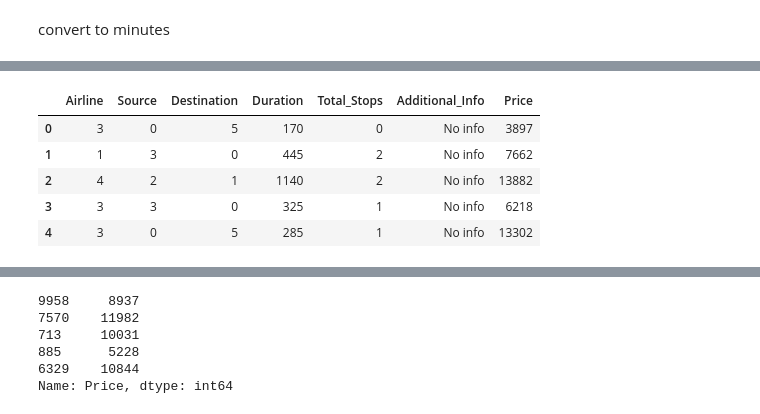
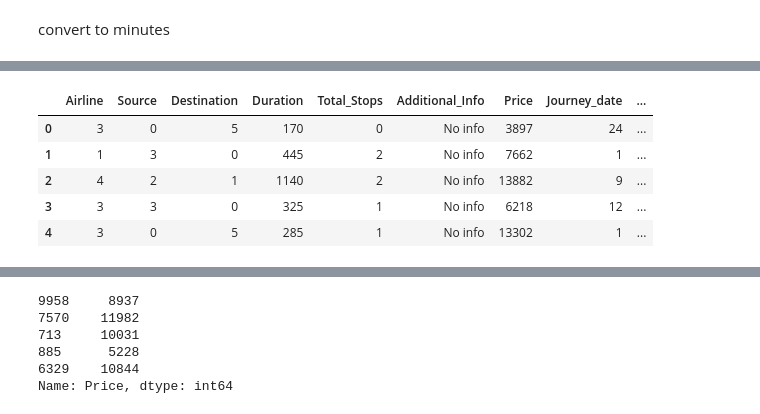
Before and after one commit to claireshin17/codestates_projects, a Jupyter notebook: section3/Section3_project.ipynb, the cells around one changed output, grey strips where cells are left out. Saved outputs shown, nothing was run; the diff lists cells and outputs as text; code cells hidden in the pictures.

```diff
--- a/section3/Section3_project.ipynb
+++ b/section3/Section3_project.ipynb
@@ -37,0 +33,4 @@ Saving train_set.xlsx to train_set (7).xlsx
+# %%
+con = sqlite3.connect("flights.db")
+flights = pd.read_sql("SELECT * FROM flights", con)
+flights.head()
@@ -140,6 +146,10 @@ plt.show()
 # %% [output]
 <Figure size 1800x1200 with 0 Axes>
 [figure]
+# %%
+flights["Journey_date"] = flights["Date_of_Journey"].str.split("/").str[0].astype(int)
+flights["Journey_month"]= flights["Date_of_Journey"].str.split("/").str[1].astype(int)
+flights["Journey_year"] = flights["Date_of_Journey"].str.split("/").str[2].astype(int)
 # %%
 flights = flights.drop(['Date_of_Journey'], axis=1)
 # %%
@@ -214,15 +262,15 @@ flights.head()
 # %%
 from sklearn.preprocessing import LabelEncoder
-la = LabelEncoder()
+le = LabelEncoder()
 
-for i in ["Airline", "Source", "Destination"]:
-    flights[i]=la.fit_transform(flights[i])
+for i in ["Airline","Source","Destination"]:
+    flights[i]=le.fit_transform(flights[i])
 
 flights.head()
 # %% [output]
-|  | Airline | Source | Destination | Duration | Total_Stops | Additional_Info | Price |
-| 0 | 3 | 0 | 5 | 170 | 0 | No info | 3897 |
-| 1 | 1 | 3 | 0 | 445 | 2 | No info | 7662 |
-| 2 | 4 | 2 | 1 | 1140 | 2 | No info | 13882 |
-| 3 | 3 | 3 | 0 | 325 | 1 | No info | 6218 |
-| 4 | 3 | 0 | 5 | 285 | 1 | No info | 13302 |
+|  | Airline | Source | Destination | Duration | Total_Stops | Additional_Info | Price | Journey_date | ... |
+| 0 | 3 | 0 | 5 | 170 | 0 | No info | 3897 | 24 | ... |
+| 1 | 1 | 3 | 0 | 445 | 2 | No info | 7662 | 1 | ... |
+| 2 | 4 | 2 | 1 | 1140 | 2 | No info | 13882 | 9 | ... |
+| 3 | 3 | 3 | 0 | 325 | 1 | No info | 6218 | 12 | ... |
+| 4 | 3 | 0 | 5 | 285 | 1 | No info | 13302 | 1 | ... |
```
Also changed, not shown: parts of 34 cells of this notebook.
